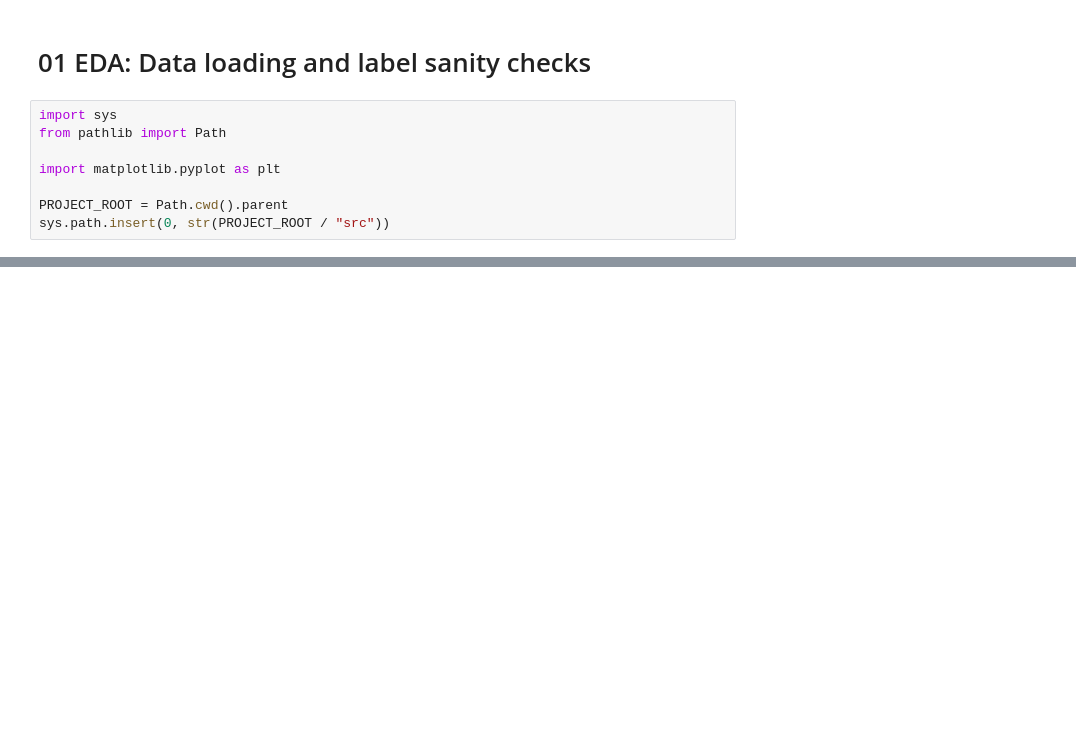
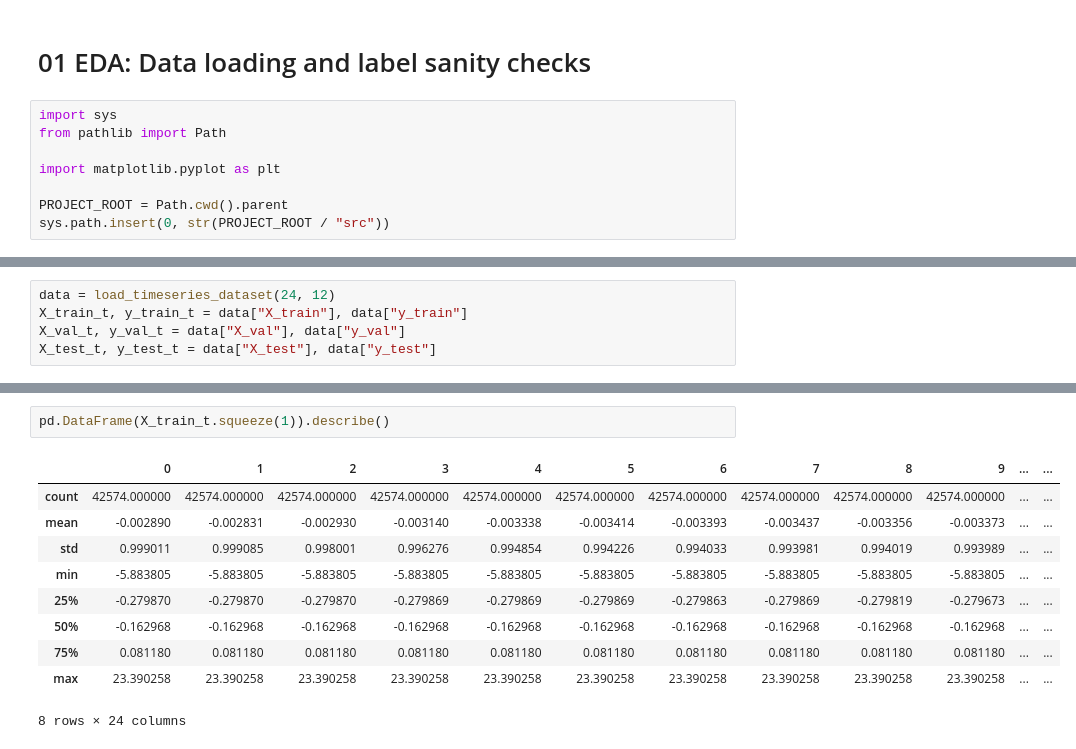
Before and after one commit to Tombiczek/Predictive-alerting-for-cloud-metrics, a Jupyter notebook: notebooks/01_eda.ipynb, the cells around one changed output, grey strips where cells are left out. Cells and saved outputs as stored; diff of their text form; blank space fills up the shorter version.

```diff
--- a/notebooks/01_eda.ipynb
+++ b/notebooks/01_eda.ipynb
@@ -100,0 +181,5 @@ positive class ratio: 0.1078
+# %%
+data = load_timeseries_dataset(24, 12)
+X_train_t, y_train_t = data["X_train"], data["y_train"]
+X_val_t, y_val_t = data["X_val"], data["y_val"]
+X_test_t, y_test_t = data["X_test"], data["y_test"]
@@ -100,0 +196,13 @@ positive class ratio: 0.1078
+# %%
+pd.DataFrame(X_train_t.squeeze(1)).describe()
+# %% [output]
+|  | 0 | 1 | 2 | 3 | 4 | 5 | 6 | 7 | 8 | 9 | ... | ... |
+| count | 42574.000000 | 42574.000000 | 42574.000000 | 42574.000000 | 42574.000000 | 42574.000000 | 42574.000000 | 42574.000000 | 42574.000000 | 42574.000000 | ... | ... |
+| mean | -0.002890 | -0.002831 | -0.002930 | -0.003140 | -0.003338 | -0.003414 | -0.003393 | -0.003437 | -0.003356 | -0.003373 | ... | ... |
+| std | 0.999011 | 0.999085 | 0.998001 | 0.996276 | 0.994854 | 0.994226 | 0.994033 | 0.993981 | 0.994019 | 0.993989 | ... | ... |
+| min | -5.883805 | -5.883805 | -5.883805 | -5.883805 | -5.883805 | -5.883805 | -5.883805 | -5.883805 | -5.883805 | -5.883805 | ... | ... |
+| 25% | -0.279870 | -0.279870 | -0.279870 | -0.279869 | -0.279869 | -0.279869 | -0.279863 | -0.279869 | -0.279819 | -0.279673 | ... | ... |
+| 50% | -0.162968 | -0.162968 | -0.162968 | -0.162968 | -0.162968 | -0.162968 | -0.162968 | -0.162968 | -0.162968 | -0.162968 | ... | ... |
+| 75% | 0.081180 | 0.081180 | 0.081180 | 0.081180 | 0.081180 | 0.081180 | 0.081180 | 0.081180 | 0.081180 | 0.081180 | ... | ... |
+| max | 23.390258 | 23.390258 | 23.390258 | 23.390258 | 23.390258 | 23.390258 | 23.390258 | 23.390258 | 23.390258 | 23.390258 | ... | ... |
+8 rows × 24 columns
```
Also changed, not shown: parts of 23 cells of this notebook, 3 other files.
